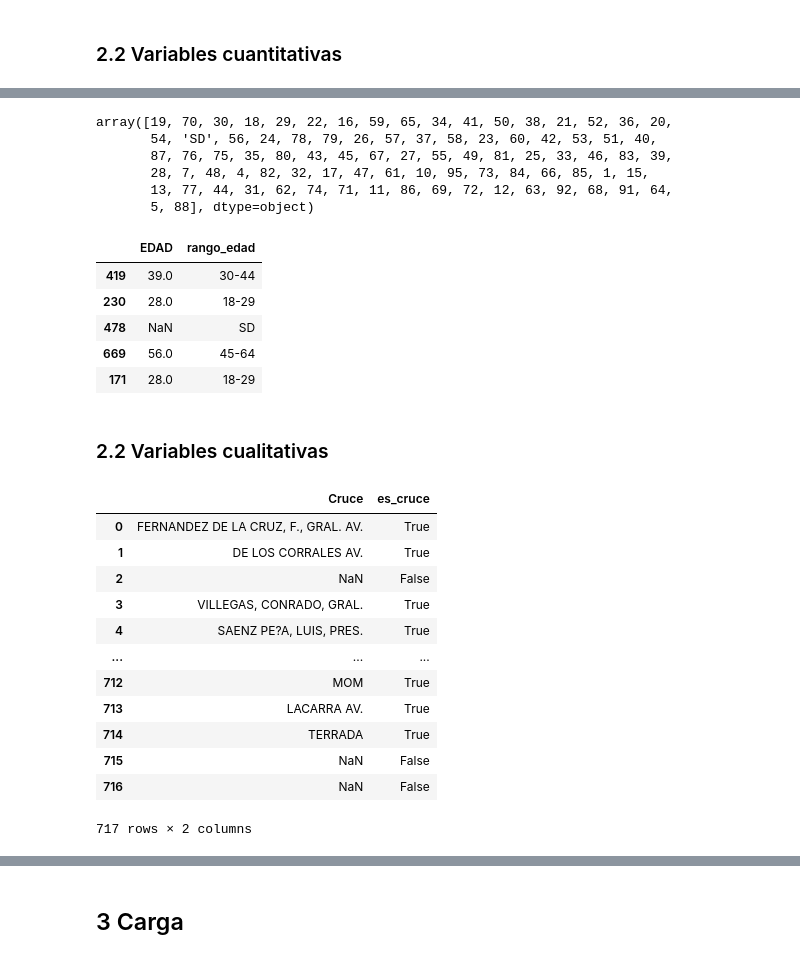
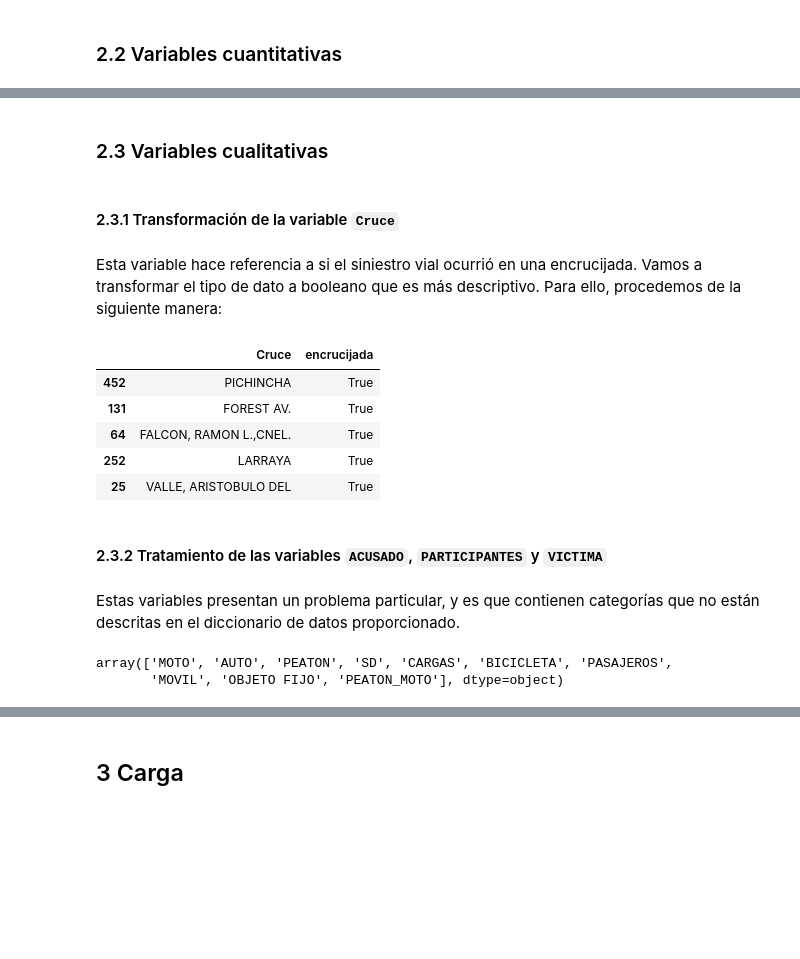
Before and after one commit to FreddyPinto/road-crashes-dataviz, a Jupyter notebook: notebooks/1.0-fp-etl.ipynb, the cells around one changed output, grey strips where cells are left out. Cells and saved outputs as stored; diff of their text form; code cells hidden in the pictures; blank space fills up the shorter version.

```diff
--- a/notebooks/1.0-fp-etl.ipynb
+++ b/notebooks/1.0-fp-etl.ipynb
@@ -271,55 +235,26 @@ homicidios_df[['FECHA', 'HORA', 'fecha_hora']].sample(5)
+# %% [markdown]
+### 2.3 Variables cualitativas
+# %% [markdown]
+#### 2.3.1 Transformación de la variable `Cruce`
+# %% [markdown]
+Esta variable hace referencia a si el siniestro vial ocurrió en una encrucijada. Vamos a transformar el tipo de dato a booleano que es más descriptivo. Para ello, procedemos de la siguiente manera:
+# %%
+# Creamos una nueva columna llamada 'encrucijada' que convierte la columna 'Cruce' a booleana
+homicidios_df['encrucijada'] = pd.notna(homicidios_df['Cruce'])
+homicidios_df[['Cruce', 'encrucijada']].sample(5)
+# %% [output]
+|  | Cruce | encrucijada |
+| 452 | PICHINCHA | True |
+| 131 | FOREST AV. | True |
+| 64 | FALCON, RAMON L.,CNEL. | True |
+| 252 | LARRAYA | True |
+| 25 | VALLE, ARISTOBULO DEL | True |
+# %% [markdown]
+#### 2.3.2 Tratamiento de las variables `ACUSADO`, `PARTICIPANTES` y `VICTIMA`
+# %% [markdown]
+Estas variables presentan un problema particular, y es que contienen categorías que no están descritas en el diccionario de datos proporcionado.
 # %%
-homicidios_df.EDAD.unique()
+homicidios_df.VICTIMA.unique()
 # %% [output]
-array([19, 70, 30, 18, 29, 22, 16, 59, 65, 34, 41, 50, 38, 21, 52, 36, 20,
-       54, 'SD', 56, 24, 78, 79, 26, 57, 37, 58, 23, 60, 42, 53, 51, 40,
-       87, 76, 75, 35, 80, 43, 45, 67, 27, 55, 49, 81, 25, 33, 46, 83, 39,
-       28, 7, 48, 4, 82, 32, 17, 47, 61, 10, 95, 73, 84, 66, 85, 1, 15,
-       13, 77, 44, 31, 62, 74, 71, 11, 86, 69, 72, 12, 63, 92, 68, 91, 64,
-       5, 88], dtype=object)
+array(['MOTO', 'AUTO', 'PEATON', 'SD', 'CARGAS', 'BICICLETA', 'PASAJEROS',
+       'MOVIL', 'OBJETO FIJO', 'PEATON_MOTO'], dtype=object)
-# %%
-# Convertimos la columna 'EDAD' a tipo de dato numérico
-homicidios_df['EDAD'] = pd.to_numeric(homicidios_df['EDAD'], errors='coerce')
-
-# Definimos los límites de los intervalos de edad
-bins = [0, 18, 30, 45, 65, 100]
-
-# Definimos las etiquetas de los intervalos de edad
-labels = ['0-17', '18-29', '30-44', '45-64', '65+']
-
-# Creamos una nueva columna 'rango_edad' con los intervalos de edad
-homicidios_df['rango_edad'] = pd.cut(homicidios_df['EDAD'], bins=bins, labels=labels, right=False)
-
-# Agregar la categoría 'SD' a la columna 'rango_edad'
-homicidios_df['rango_edad'] = homicidios_df['rango_edad'].cat.add_categories('SD')
-homicidios_df['rango_edad'] = homicidios_df['rango_edad'].fillna('SD')
-
-# Mostrar el resultado
-homicidios_df[['EDAD','rango_edad']].sample(5)
-# %% [output]
-|  | EDAD | rango_edad |
-| 419 | 39.0 | 30-44 |
-| 230 | 28.0 | 18-29 |
-| 478 | NaN | SD |
-| 669 | 56.0 | 45-64 |
-| 171 | 28.0 | 18-29 |
-# %% [markdown]
-### 2.2 Variables cualitativas
-# %%
-# Creamos una nueva columna llamada 'es_cruce' que convierte la columna 'Cruce' a booleana
-homicidios_df['es_cruce'] = pd.notna(homicidios_df['Cruce'])
-homicidios_df[['Cruce', 'es_cruce']]
-# %% [output]
-|  | Cruce | es_cruce |
-| 0 | FERNANDEZ DE LA CRUZ, F., GRAL. AV. | True |
-| 1 | DE LOS CORRALES AV. | True |
-| 2 | NaN | False |
-| 3 | VILLEGAS, CONRADO, GRAL. | True |
-| 4 | SAENZ PE?A, LUIS, PRES. | True |
-| ... | ... | ... |
-| 712 | MOM | True |
-| 713 | LACARRA AV. | True |
-| 714 | TERRADA | True |
-| 715 | NaN | False |
-| 716 | NaN | False |
-717 rows × 2 columns
```
Also changed, not shown: parts of 40 cells of this notebook.
